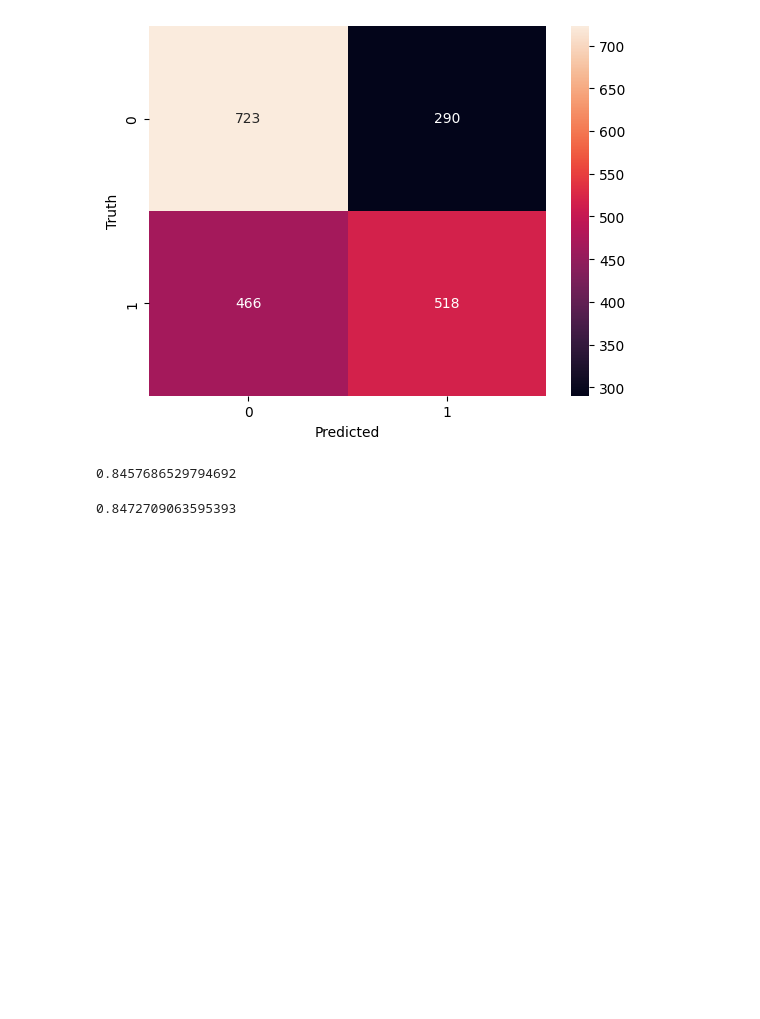
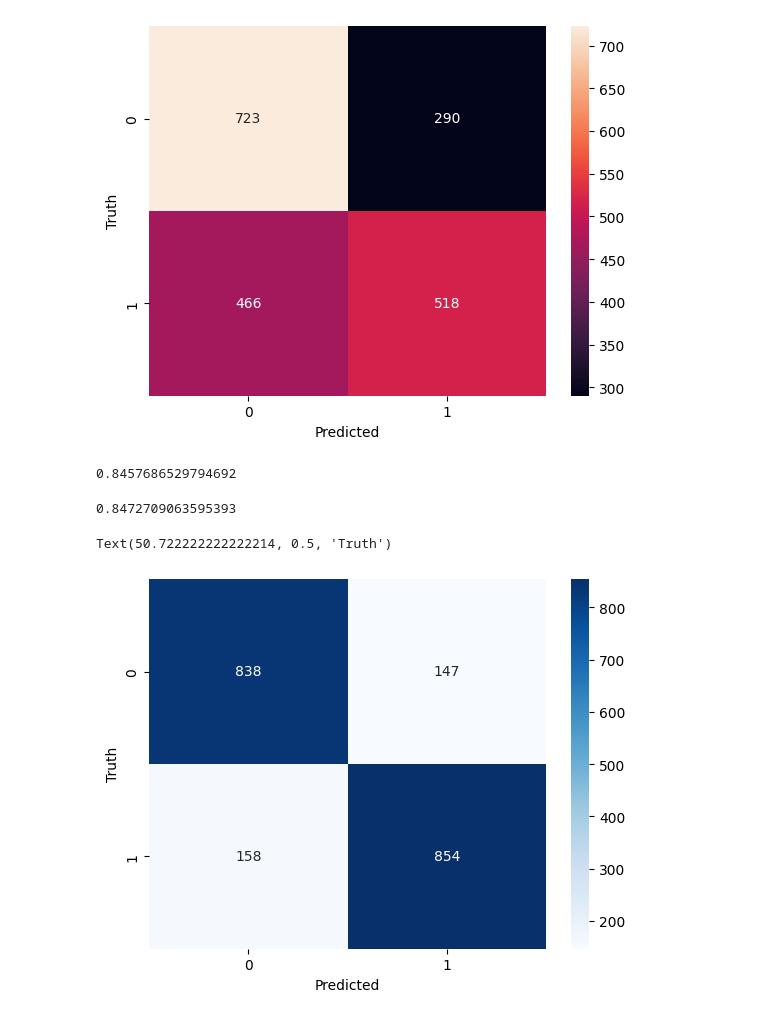
Before and after one commit to Karsuman4298/NLP, a Jupyter notebook: Text_Classification.ipynb, the cells around one changed output. Cells and saved outputs as stored; diff of their text form; code cells hidden in the pictures; blank space fills up the shorter version.

```diff
--- a/Text_Classification.ipynb
+++ b/Text_Classification.ipynb
@@ -253,3 +253,11 @@ y_pred=rf.predict(X_test_bow_limited)
 accuracy_score(y_test_new, y_pred)
 # %% [output]
 0.8472709063595393
+# %%
+cm=confusion_matrix(y_test_new,y_pred)
+sns.heatmap(cm,annot=True,fmt='d',cmap='Blues')
+plt.xlabel('Predicted')
+plt.ylabel('Truth')
+# %% [output]
+Text(50.722222222222214, 0.5, 'Truth')
+[figure, added]
```
